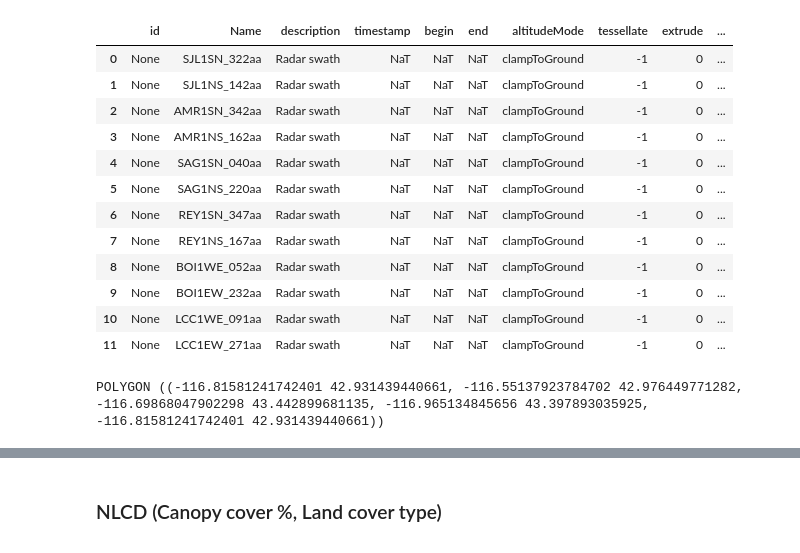
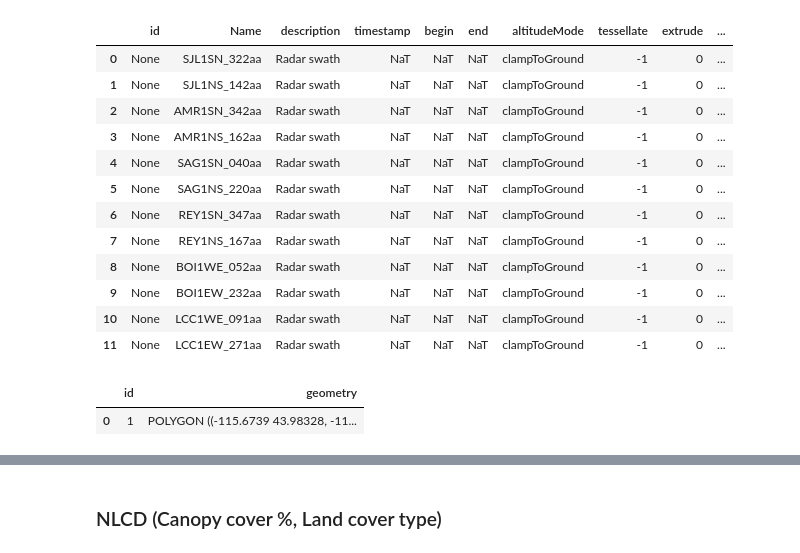
Before and after one commit to julober/snowex_uavsar_coherence, a Jupyter notebook: notebooks/01_data_download_and_prep.ipynb, the cells around one changed output, grey strips where cells are left out. Saved outputs shown, nothing was run; the diff lists cells and outputs as text; code cells hidden in the pictures.

```diff
--- a/notebooks/01_data_download_and_prep.ipynb
+++ b/notebooks/01_data_download_and_prep.ipynb
@@ -285,7 +291,9 @@ gdf
 | 9 | None | BOI1EW_232aa | Radar swath | NaT | NaT | NaT | clampToGround | -1 | 0 | ... |
 | 10 | None | LCC1WE_091aa | Radar swath | NaT | NaT | NaT | clampToGround | -1 | 0 | ... |
 | 11 | None | LCC1EW_271aa | Radar swath | NaT | NaT | NaT | clampToGround | -1 | 0 | ... |
-# %%
-aoi = gdf['geometry'][6]
-# %% [output]
-POLYGON ((-116.81581241742401 42.931439440661, -116.55137923784702 42.976449771282, -116.69868047902298 43.442899681135, -116.965134845656 43.397893035925, -116.81581241742401 42.931439440661))
+# %%
+mcs_aoi = gpd.read_file('/bsuhome/julialober/scratch/coherence_data/kmls/mores_creek.shp')
+mcs_aoi
+# %% [output]
+|  | id | geometry |
+| 0 | 1 | POLYGON ((-115.6739 43.98328, -11... |
```
Also changed, not shown: parts of 6 cells of this notebook, 1 other file.
